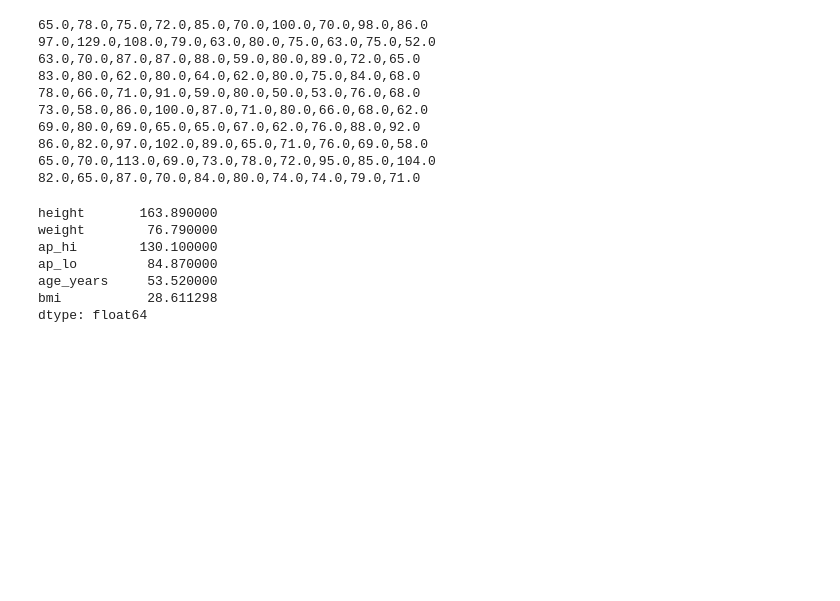
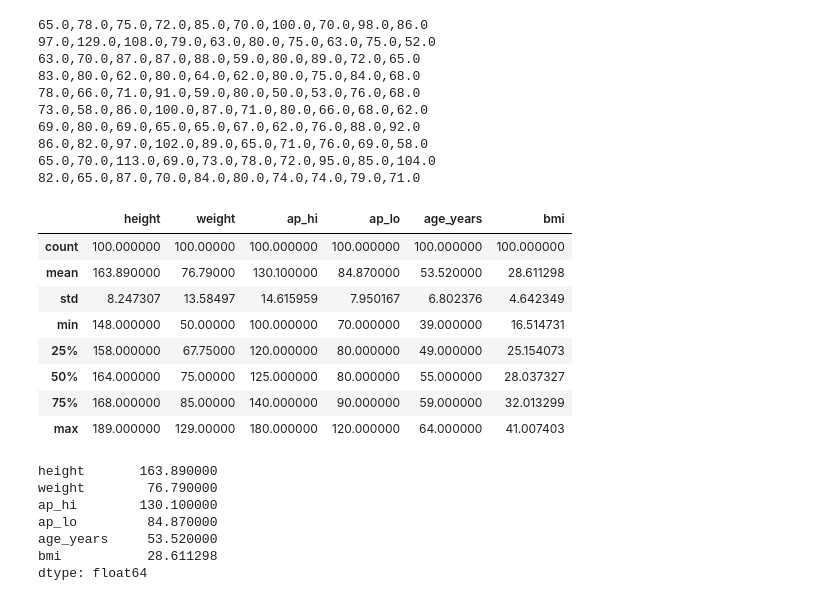
Before and after one commit to farhanarrafi/empirical-analysis-cardiovascular-data, a Jupyter notebook: Emperical_Analysis_Project.ipynb, the cells around one changed output. Saved outputs shown, nothing was run; the diff lists cells and outputs as text; code cells hidden in the pictures; blank space fills up the shorter version.

```diff
--- a/Emperical_Analysis_Project.ipynb
+++ b/Emperical_Analysis_Project.ipynb
@@ -151,6 +166,18 @@ for row in grid_data:
 86.0,82.0,97.0,102.0,89.0,65.0,71.0,76.0,69.0,58.0
 65.0,70.0,113.0,69.0,73.0,78.0,72.0,95.0,85.0,104.0
 82.0,65.0,87.0,70.0,84.0,80.0,74.0,74.0,79.0,71.0
+# %%
+samples.describe()
+# %% [output]
+|  | height | weight | ap_hi | ap_lo | age_years | bmi |
+| count | 100.000000 | 100.00000 | 100.000000 | 100.000000 | 100.000000 | 100.000000 |
+| mean | 163.890000 | 76.79000 | 130.100000 | 84.870000 | 53.520000 | 28.611298 |
+| std | 8.247307 | 13.58497 | 14.615959 | 7.950167 | 6.802376 | 4.642349 |
+| min | 148.000000 | 50.00000 | 100.000000 | 70.000000 | 39.000000 | 16.514731 |
+| 25% | 158.000000 | 67.75000 | 120.000000 | 80.000000 | 49.000000 | 25.154073 |
+| 50% | 164.000000 | 75.00000 | 125.000000 | 80.000000 | 55.000000 | 28.037327 |
+| 75% | 168.000000 | 85.00000 | 140.000000 | 90.000000 | 59.000000 | 32.013299 |
+| max | 189.000000 | 129.00000 | 180.000000 | 120.000000 | 64.000000 | 41.007403 |
 # %%
 samples.mean()
 # %% [output]
```
Also changed, not shown: parts of 15 cells of this notebook.
